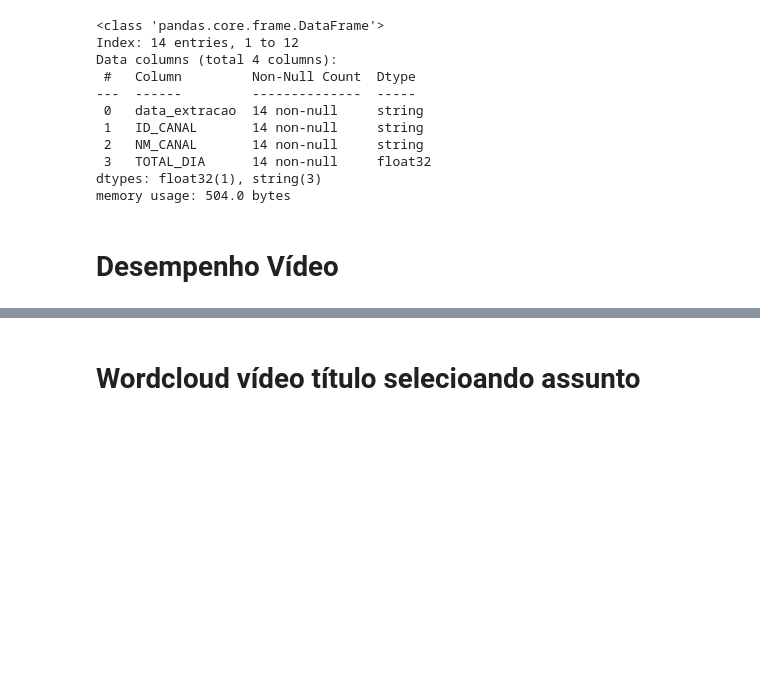
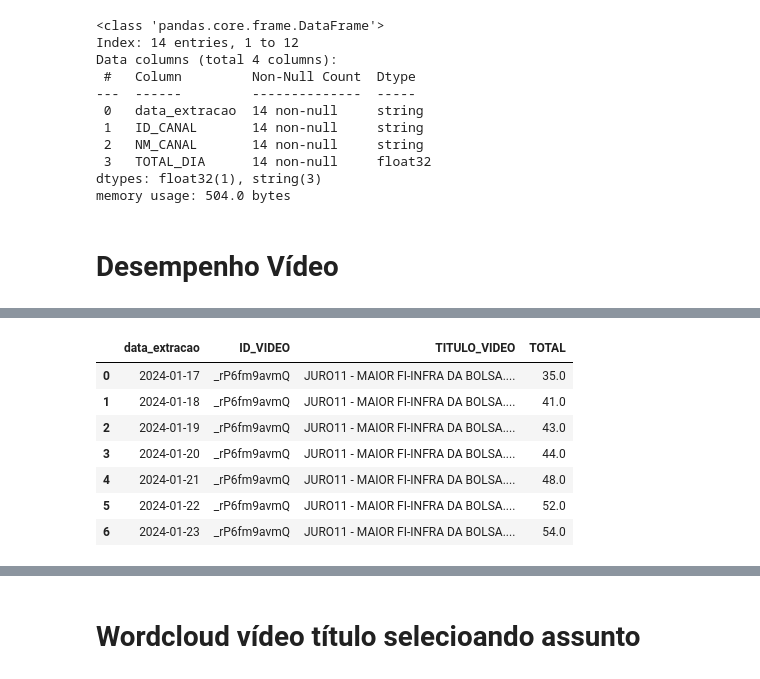
Before and after one commit to rodrigorocha1/analise_dados_youtube, a Jupyter notebook: notebooks_v2/visualizacoes.ipynb, the cells around one changed output, grey strips where cells are left out. Cells and saved outputs as stored; diff of their text form; code cells hidden in the pictures; blank space fills up the shorter version.

```diff
--- a/notebooks_v2/visualizacoes.ipynb
+++ b/notebooks_v2/visualizacoes.ipynb
@@ -842,0 +848,16 @@ base_video
+# %%
+
+base_video = base_video.groupby(['data_extracao', 'ID_VIDEO', 'TITULO_VIDEO']) \
+    .agg(
+        TOTAL=('TOTAL_LIKES', 'max')
+    ).reset_index()
+base_video
+# %% [output]
+|  | data_extracao | ID_VIDEO | TITULO_VIDEO | TOTAL |
+| 0 | 2024-01-17 | _rP6fm9avmQ | JURO11 - MAIOR FI-INFRA DA BOLSA.... | 35.0 |
+| 1 | 2024-01-18 | _rP6fm9avmQ | JURO11 - MAIOR FI-INFRA DA BOLSA.... | 41.0 |
+| 2 | 2024-01-19 | _rP6fm9avmQ | JURO11 - MAIOR FI-INFRA DA BOLSA.... | 43.0 |
+| 3 | 2024-01-20 | _rP6fm9avmQ | JURO11 - MAIOR FI-INFRA DA BOLSA.... | 44.0 |
+| 4 | 2024-01-21 | _rP6fm9avmQ | JURO11 - MAIOR FI-INFRA DA BOLSA.... | 48.0 |
+| 5 | 2024-01-22 | _rP6fm9avmQ | JURO11 - MAIOR FI-INFRA DA BOLSA.... | 52.0 |
+| 6 | 2024-01-23 | _rP6fm9avmQ | JURO11 - MAIOR FI-INFRA DA BOLSA.... | 54.0 |
```
Also changed, not shown: parts of 3 cells of this notebook, 2 other files.
